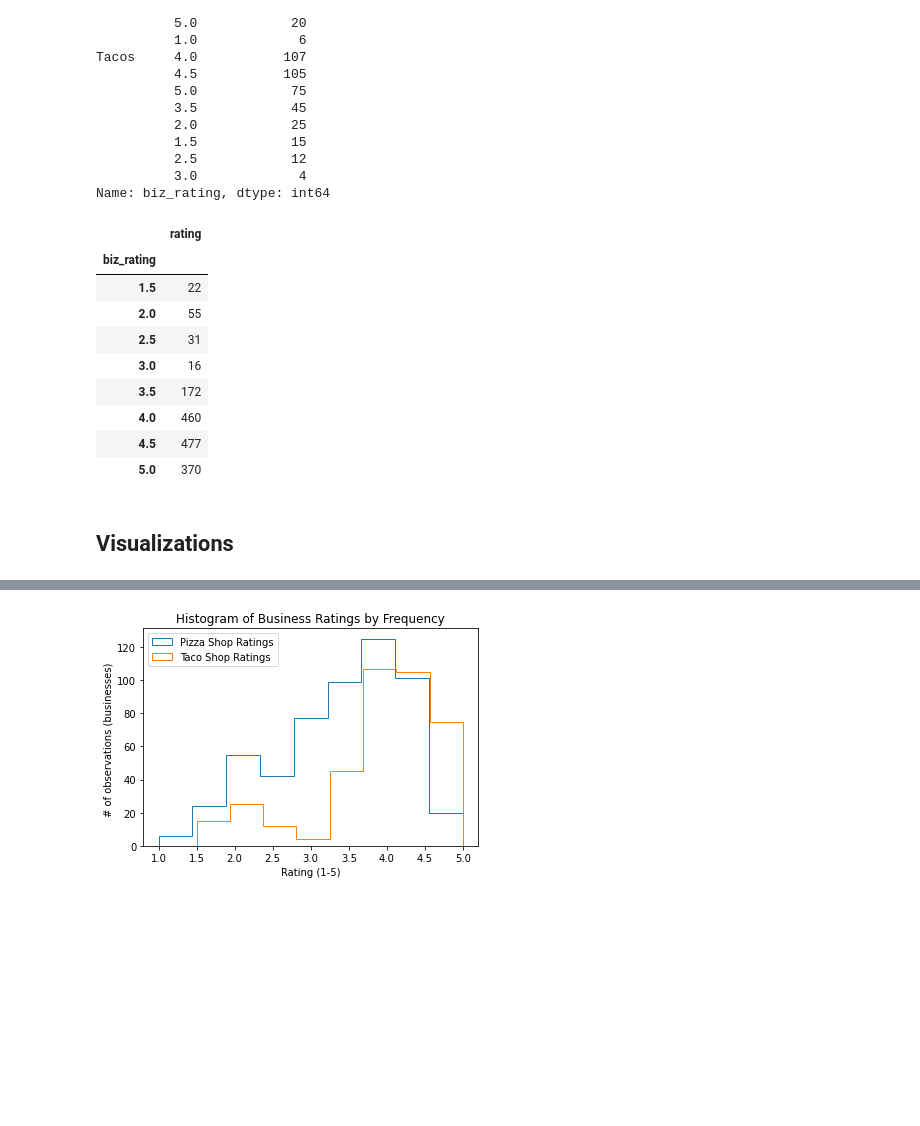
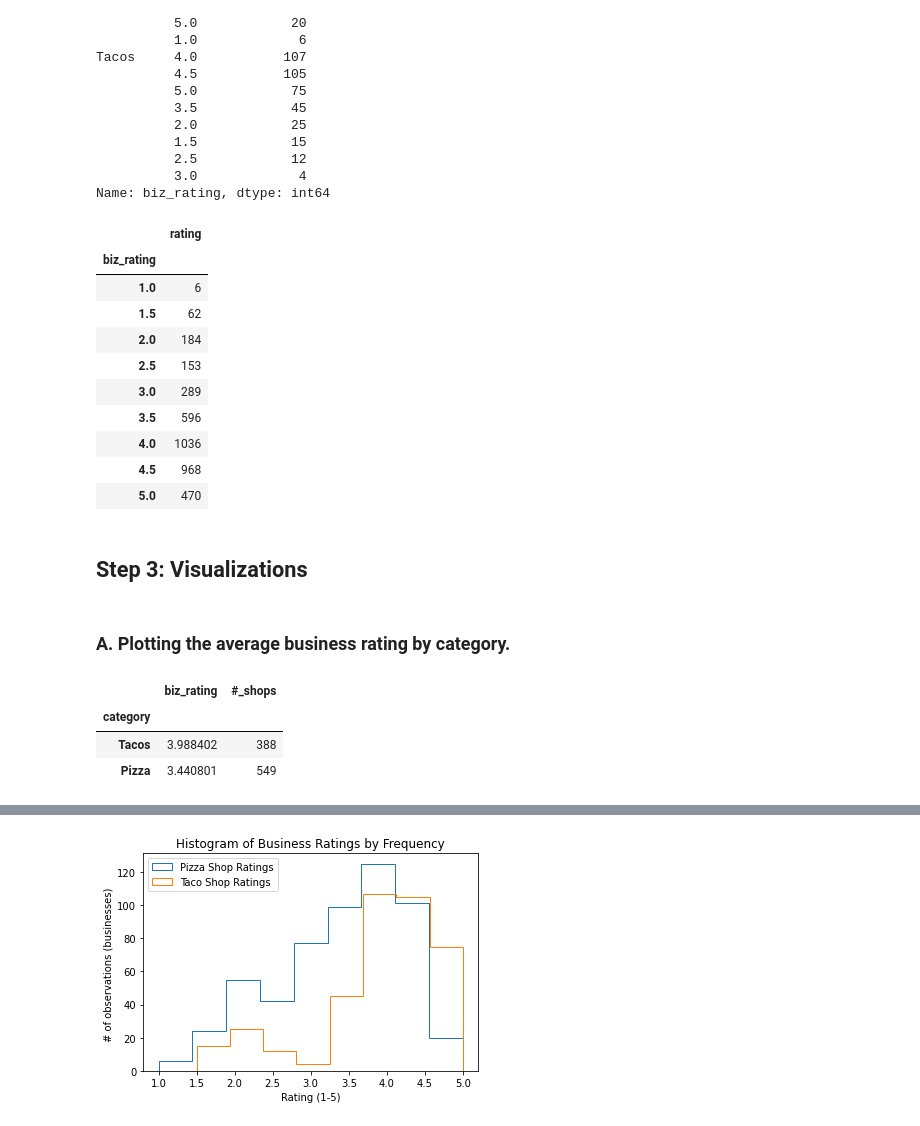
Before and after one commit to tsayula/Bikes_Repo, a Jupyter notebook: Final_Notebook.ipynb, the cells around one changed output, grey strips where cells are left out. Drawn from its saved outputs; the diff is of its cells as text; code cells hidden in the pictures; blank space fills up the shorter version.

```diff
--- a/Final_Notebook.ipynb
+++ b/Final_Notebook.ipynb
@@ -742,17 +768,33 @@ Tacos     4.0           107
           3.0             4
 Name: biz_rating, dtype: int64
 # %%
-mt.groupby('biz_rating').agg({'rating': 'sum'})
+pizza_tacos.groupby('biz_rating').agg({'rating': 'sum'})
 # %% [output]
 |  | rating |
 | biz_rating |  |
-| 1.5 | 22 |
-| 2.0 | 55 |
-| 2.5 | 31 |
-| 3.0 | 16 |
-| 3.5 | 172 |
-| 4.0 | 460 |
-| 4.5 | 477 |
-| 5.0 | 370 |
+| 1.0 | 6 |
+| 1.5 | 62 |
+| 2.0 | 184 |
+| 2.5 | 153 |
+| 3.0 | 289 |
+| 3.5 | 596 |
+| 4.0 | 1036 |
+| 4.5 | 968 |
+| 5.0 | 470 |
 # %% [markdown]
-## Visualizations
+## Step 3: Visualizations
+# %% [markdown]
+### A. Plotting the average business rating by category.
+# %%
+# Sorts the number of pizzashops by zipcode and avgerage rating
+biz_ratings= pd.DataFrame(pizza_tacos.groupby('category')['biz_rating'].mean())
+
+
+#Add New Column Equal to The Number Of Pizza Shops
+biz_ratings['#_shops']= pizza_tacos['category'].value_counts()
+biz_ratings.sort_values(by=['#_shops'])
+# %% [output]
+|  | biz_rating | #_shops |
+| category |  |  |
+| Tacos | 3.988402 | 388 |
+| Pizza | 3.440801 | 549 |
```
Also changed, not shown: parts of 55 cells of this notebook.
